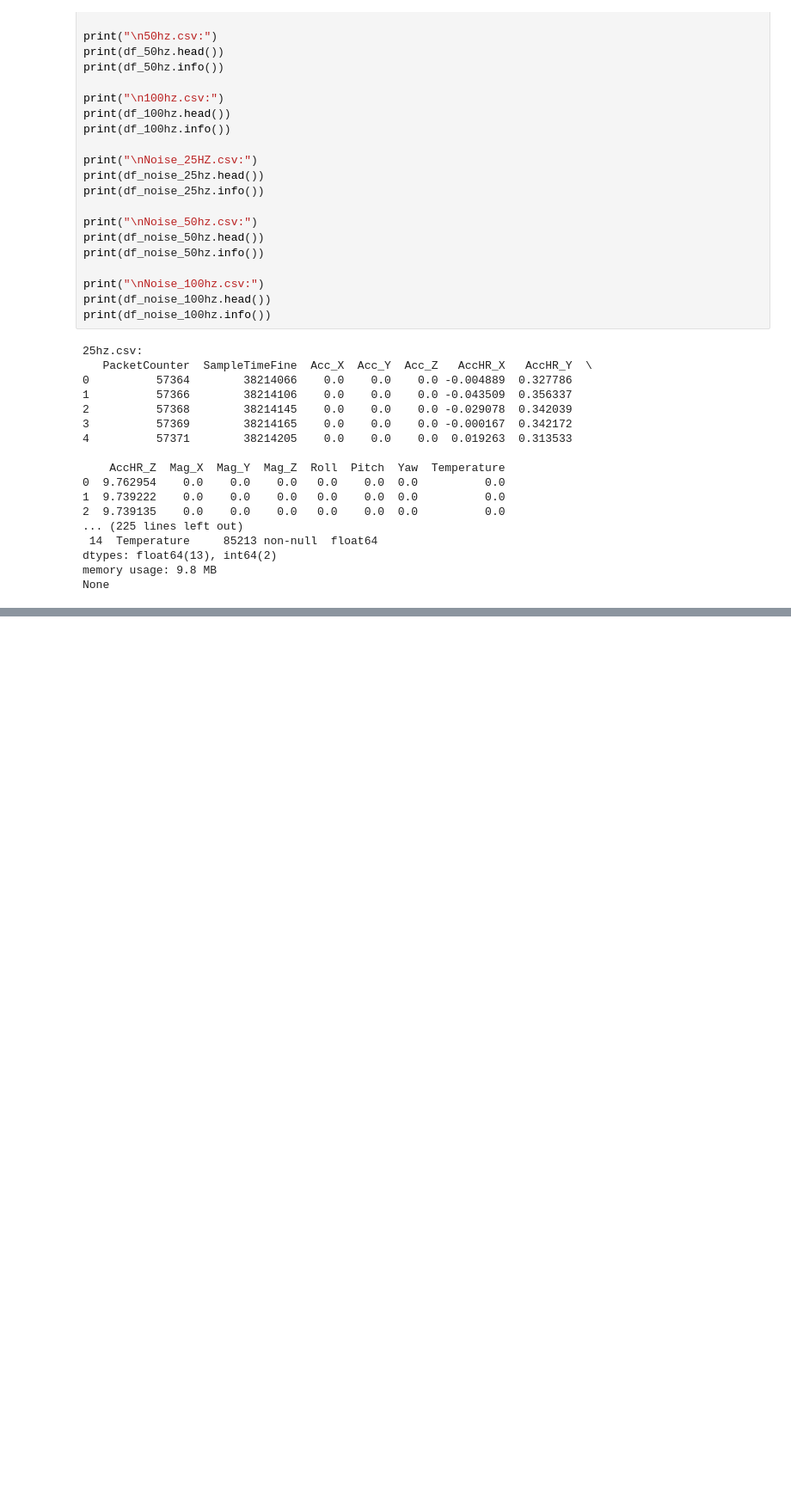
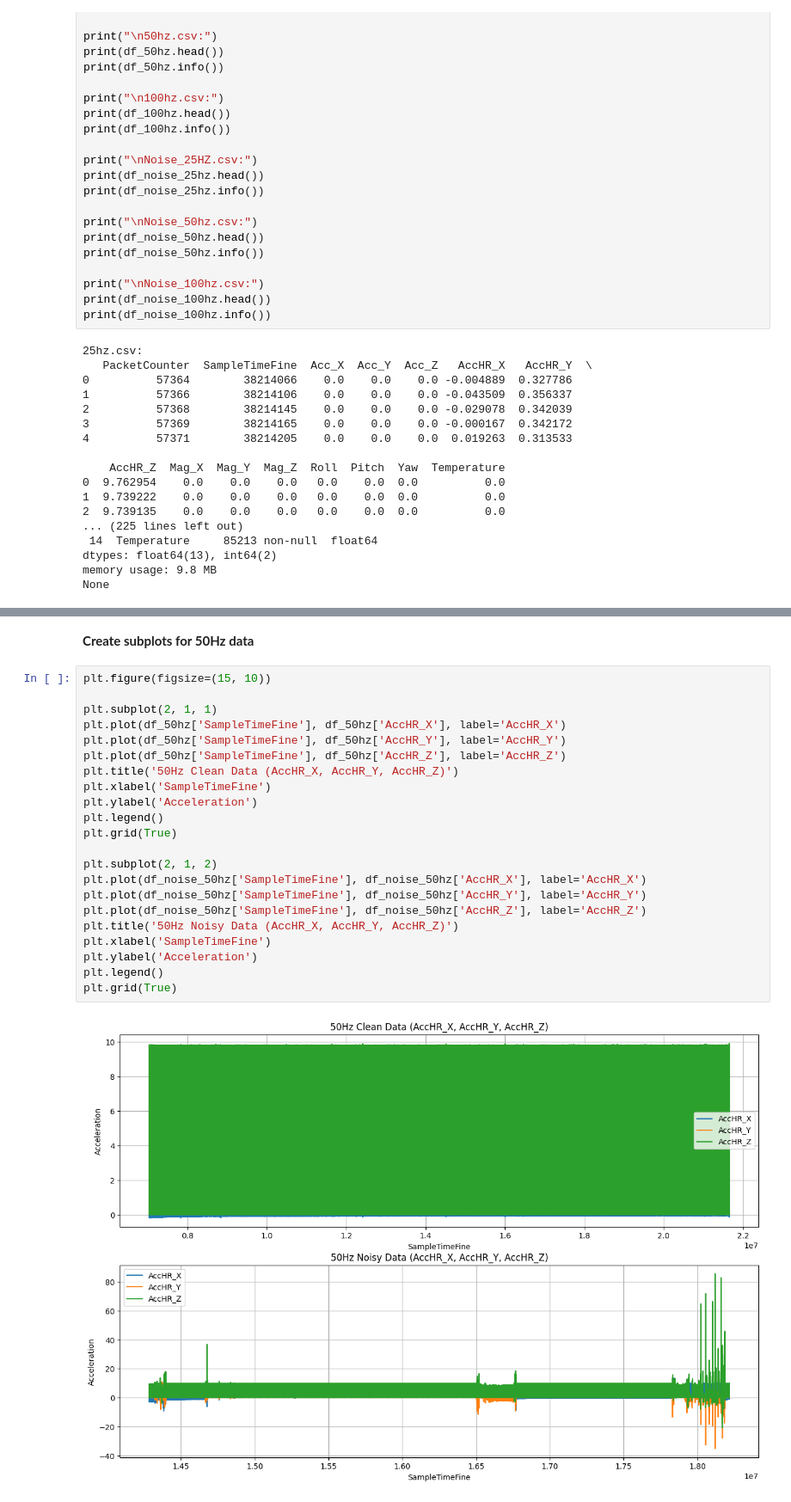
Before and after one commit to Samplergithub769/mtu-xsens-imu-Sensor, a Jupyter notebook: mtu_xsens_imu_Sensor.ipynb, the cells around one changed output, grey strips where cells are left out. Shown at 86% size. Drawn from its saved outputs; the diff is of its cells as text; blank space fills up the shorter version.

```diff
--- a/mtu_xsens_imu_Sensor.ipynb
+++ b/mtu_xsens_imu_Sensor.ipynb
@@ -62,0 +90,26 @@ None
+# %% [markdown]
+**Create subplots for 50Hz data**
+# %%
+plt.figure(figsize=(15, 10))
+
+plt.subplot(2, 1, 1)
+plt.plot(df_50hz['SampleTimeFine'], df_50hz['AccHR_X'], label='AccHR_X')
+plt.plot(df_50hz['SampleTimeFine'], df_50hz['AccHR_Y'], label='AccHR_Y')
+plt.plot(df_50hz['SampleTimeFine'], df_50hz['AccHR_Z'], label='AccHR_Z')
+plt.title('50Hz Clean Data (AccHR_X, AccHR_Y, AccHR_Z)')
+plt.xlabel('SampleTimeFine')
+plt.ylabel('Acceleration')
+plt.legend()
+plt.grid(True)
+
+plt.subplot(2, 1, 2)
+plt.plot(df_noise_50hz['SampleTimeFine'], df_noise_50hz['AccHR_X'], label='AccHR_X')
+plt.plot(df_noise_50hz['SampleTimeFine'], df_noise_50hz['AccHR_Y'], label='AccHR_Y')
+plt.plot(df_noise_50hz['SampleTimeFine'], df_noise_50hz['AccHR_Z'], label='AccHR_Z')
+plt.title('50Hz Noisy Data (AccHR_X, AccHR_Y, AccHR_Z)')
+plt.xlabel('SampleTimeFine')
+plt.ylabel('Acceleration')
+plt.legend()
+plt.grid(True)
+# %% [output]
+[figure, added]
```
Also changed, not shown: parts of 6 cells of this notebook.
